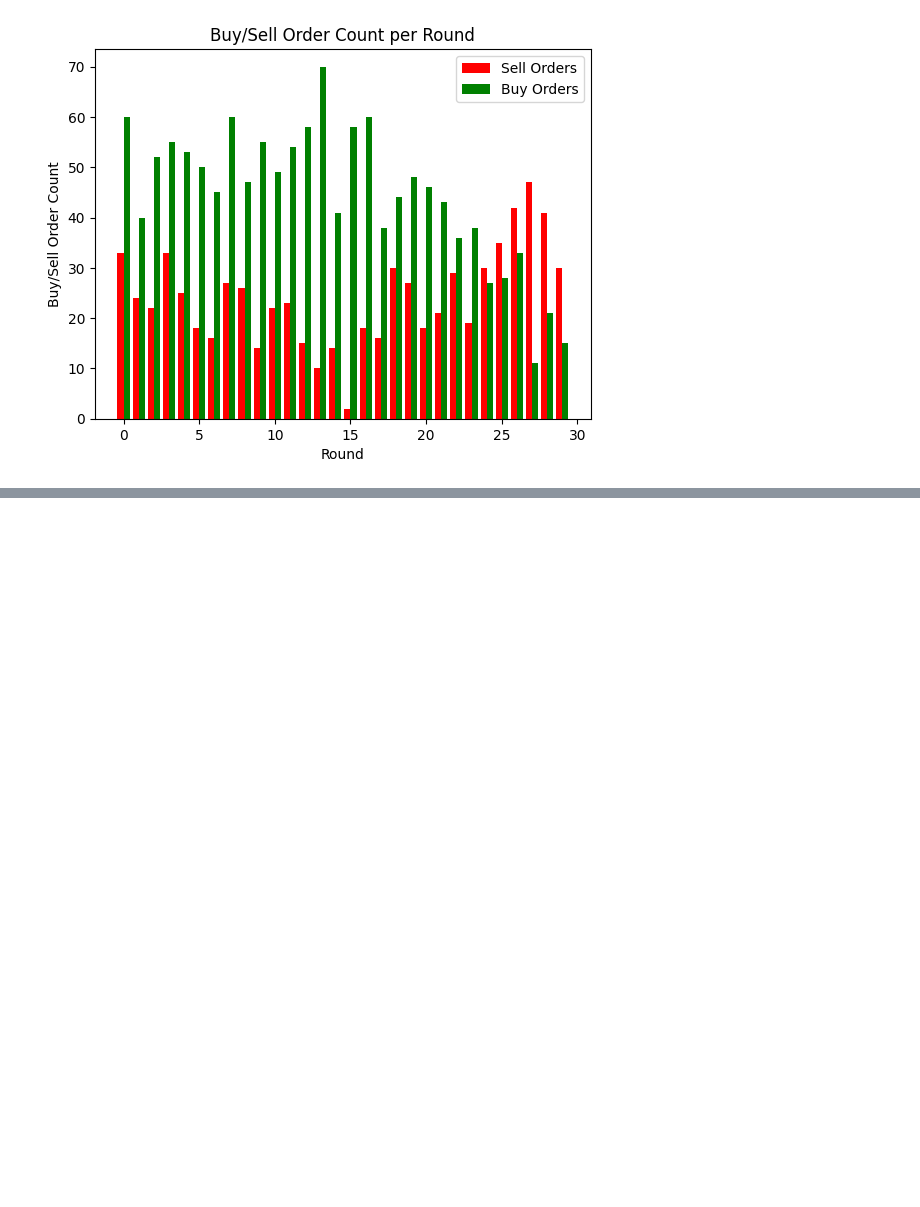
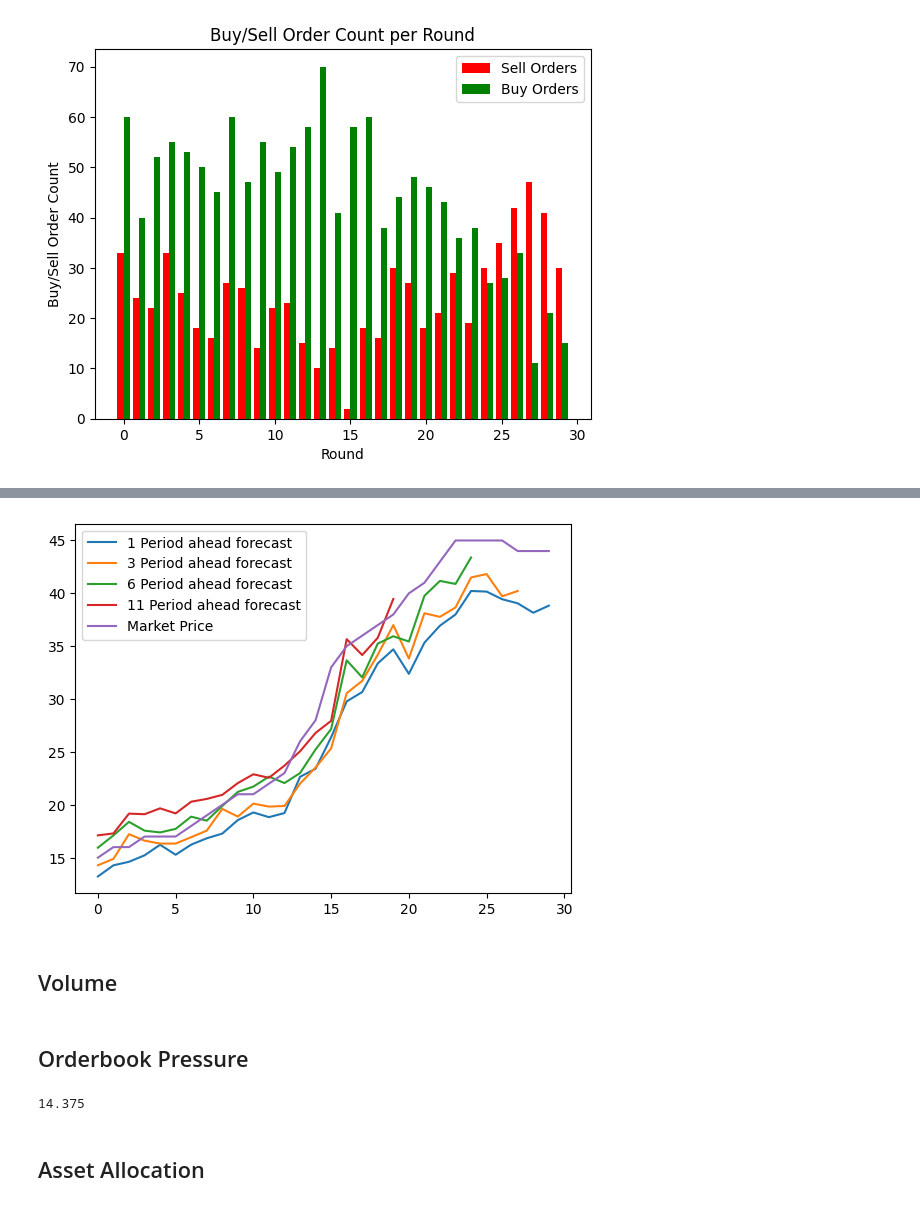
Before and after one commit to smojha/bot_swap, a Jupyter notebook: Code/Basic_Behavioral/Rough/Basic_ML_Rough.ipynb, the cells around one changed output, grey strips where cells are left out. Cells and saved outputs as stored; diff of their text form; code cells hidden in the pictures; blank space fills up the shorter version.

```diff
--- a/Code/Basic_Behavioral/Rough/Basic_ML_Rough.ipynb
+++ b/Code/Basic_Behavioral/Rough/Basic_ML_Rough.ipynb
@@ -109,0 +205,24 @@ buy_sell_diff = get_negative_inflection(buy_orders, sell_orders)
+# %%
+f1mean_forecast=[]
+f2mean_forecast=[]
+f3mean_forecast=[]
+f4mean_forecast=[]
+for i in np.unique(round_data['subsession.round_number']):
+    if i > 3:
+        r1 = round_data[round_data['subsession.round_number'] == i]
+        f1mean_forecast.append(np.mean(r1['player.f0']))
+        f2mean_forecast.append(np.mean(r1['player.f1']))
+        f3mean_forecast.append(np.mean(r1['player.f2']))
+        f4mean_forecast.append(np.mean(r1['player.f3']))
+
+plt.plot(f1mean_forecast, label='1 Period ahead forecast')
+plt.plot(f2mean_forecast, label='3 Period ahead forecast')
+plt.plot(f3mean_forecast, label='6 Period ahead forecast')
+plt.plot(f4mean_forecast, label='11 Period ahead forecast')
+plt.plot(market_price_array, label='Market Price')
+plt.legend()
+plt.show()
+# %% [output]
+[figure, added]
+# %% [markdown]
+## Volume
@@ -109,0 +237,23 @@ buy_sell_diff = get_negative_inflection(buy_orders, sell_orders)
+# %% [markdown]
+## Orderbook Pressure
+# %%
+def get_orderbook_pressure(order_data, t):
+    round_data = order_data[order_data['round_number']== t]
+    market_price = np.unique(round_data['market_price'])[0]
+
+    buy_d = round_data[round_data['type'] =='BUY']
+    max_unfilled_bid = np.max(buy_d[buy_d['price'] <market_price]['price'])
+    bid_quantity = np.sum(buy_d[buy_d['price'] ==max_unfilled_bid]['quantity'])
+
+    ask_d = round_data[round_data['type'] =='SELL']
+    min_unfilled_ask = np.min(ask_d[ask_d['price'] > market_price]['price'])
+    ask_quantity = np.sum(ask_d[ask_d['price'] ==min_unfilled_ask]['quantity'])
+
+    obook_pressure = (max_unfilled_bid * bid_quantity + min_unfilled_ask * ask_quantity)/(bid_quantity+ask_quantity)
+    return obook_pressure
+
+get_orderbook_pressure(order_data, 4)
+# %% [output]
+14.375
+# %% [markdown]
+## Asset Allocation
```
Also changed, not shown: parts of 9 cells of this notebook.
